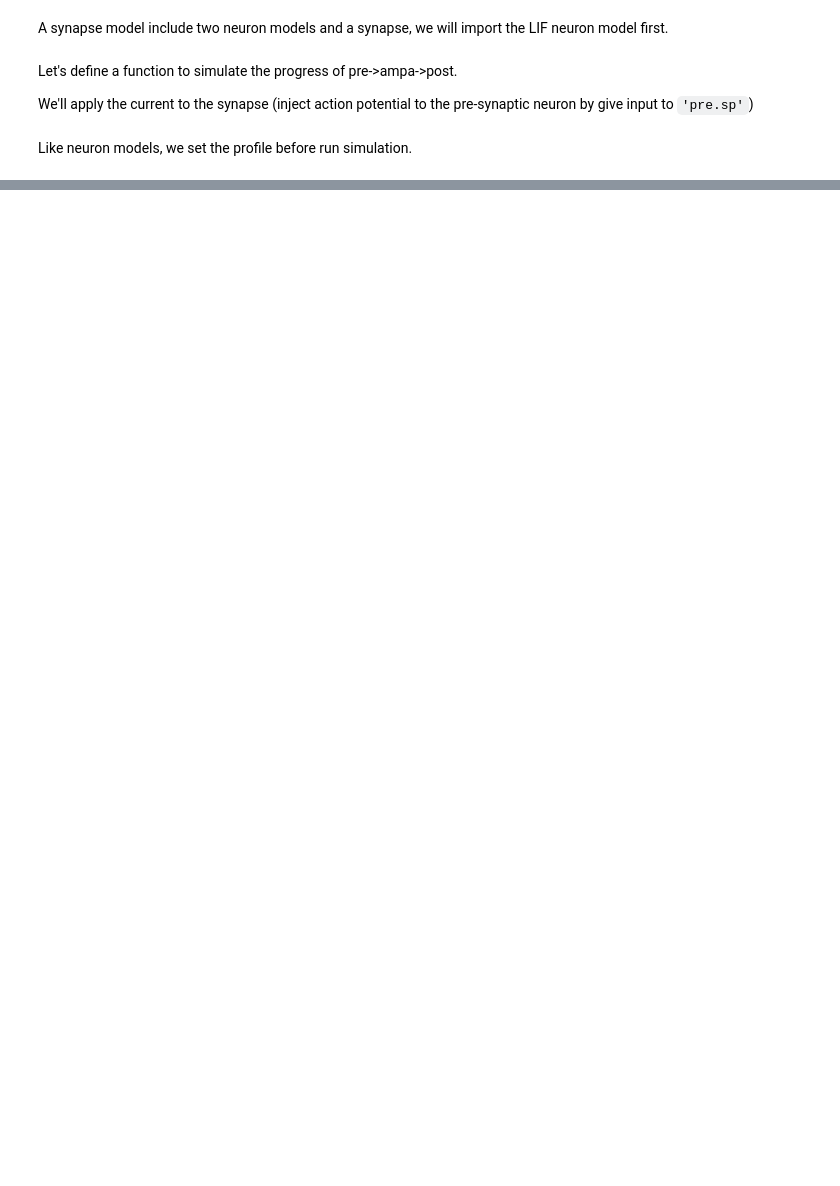
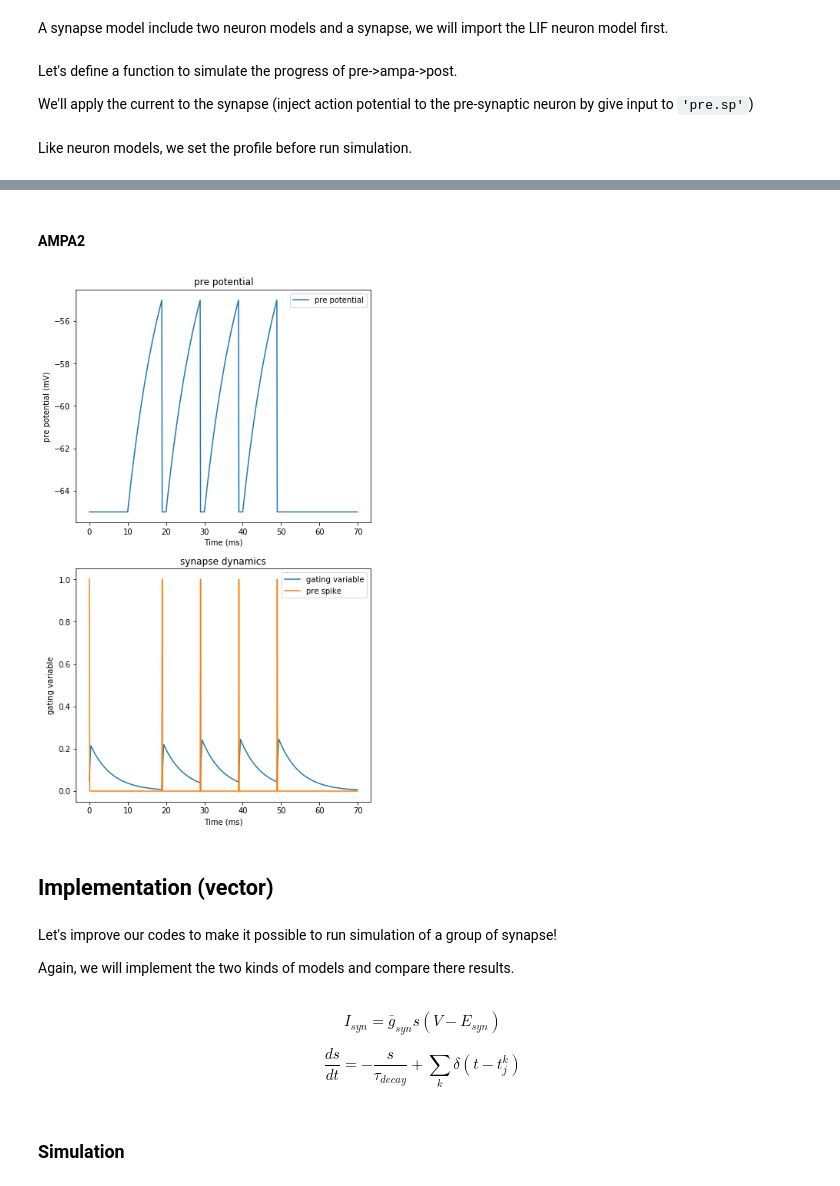
Before and after one commit to Gracewx/BrainPy-Models, a Jupyter notebook: docs/synapses/AMPA.ipynb, the cells around one changed output, grey strips where cells are left out. Cells and saved outputs as stored; diff of their text form; code cells hidden in the pictures; blank space fills up the shorter version.

```diff
--- a/docs/synapses/AMPA.ipynb
+++ b/docs/synapses/AMPA.ipynb
@@ -115,10 +117,13 @@ def AMPA2(g_max=0.42, E=E_SYN, alpha=0.98, beta=0.18, T=0.5, T_duration=0.5):
         Maximum conductance.
     E : float
         Reversal potential.
-    alpha
-    beta
-    T
-    T_duration
+    alpha : float
+        binding constant.
+    beta : float
+        unbinding constant.
+    T : float
+
+    T_duration : float
     """
 
     requires = {
@@ -135,17 +140,18 @@ def AMPA2(g_max=0.42, E=E_SYN, alpha=0.98, beta=0.18, T=0.5, T_duration=0.5):
         return alpha * TT * (1 - s) - beta * s
 
     def update(ST, _t_, pre, post):
+
         if pre['sp'] > 0.:
             ST['sp_t'] = _t_
         TT = ((_t_ - ST['sp_t']) < T_duration) * T
+
         s = np.clip(int_s(ST['s'], _t_, TT), 0., 1.)
         ST['s'] = s
         ST['out'] = - g_max * ST['s'] * (post['V'] - E)
 
     @bp.delayed
     def output(ST, post):
-        post_val = - g_max * ST['s'] * (post['V'] - E)
-        post['inp'] += post_val
+        post['inp'] += ST['out']
 
     return bp.SynType(name='AMPA', requires=requires, steps=(update, output), vector_based=False)
 # %% [markdown]
@@ -288,0 +307,16 @@ Run simulation for AMPA2
+# %% [markdown]
+#### AMPA2
+# %%
+run_ampa_single(cls = AMPA2(), Iext = step_I, duration = duration, sim_pos = 'pre.inp')
+# %% [output]
+[figure, added]
+# %% [markdown]
+## Implementation (vector)
+# %% [markdown]
+Let's improve our codes to make it possible to run simulation of a group of synapse!
+
+Again, we will implement the two kinds of models and compare there results.
+# %% [markdown]
+$$ I_{syn}=\bar{g}_{syn} s (V-E_{syn}) $$
+
+$$\frac{d s}{d t}=-\frac{s}{\tau_{decay}}+\sum_{k} \delta(t-t_{j}^{k}) $$
@@ -288,0 +433,2 @@ Run simulation for AMPA2
+# %% [markdown]
+### Simulation
```
Also changed, not shown: parts of 22 cells of this notebook.
